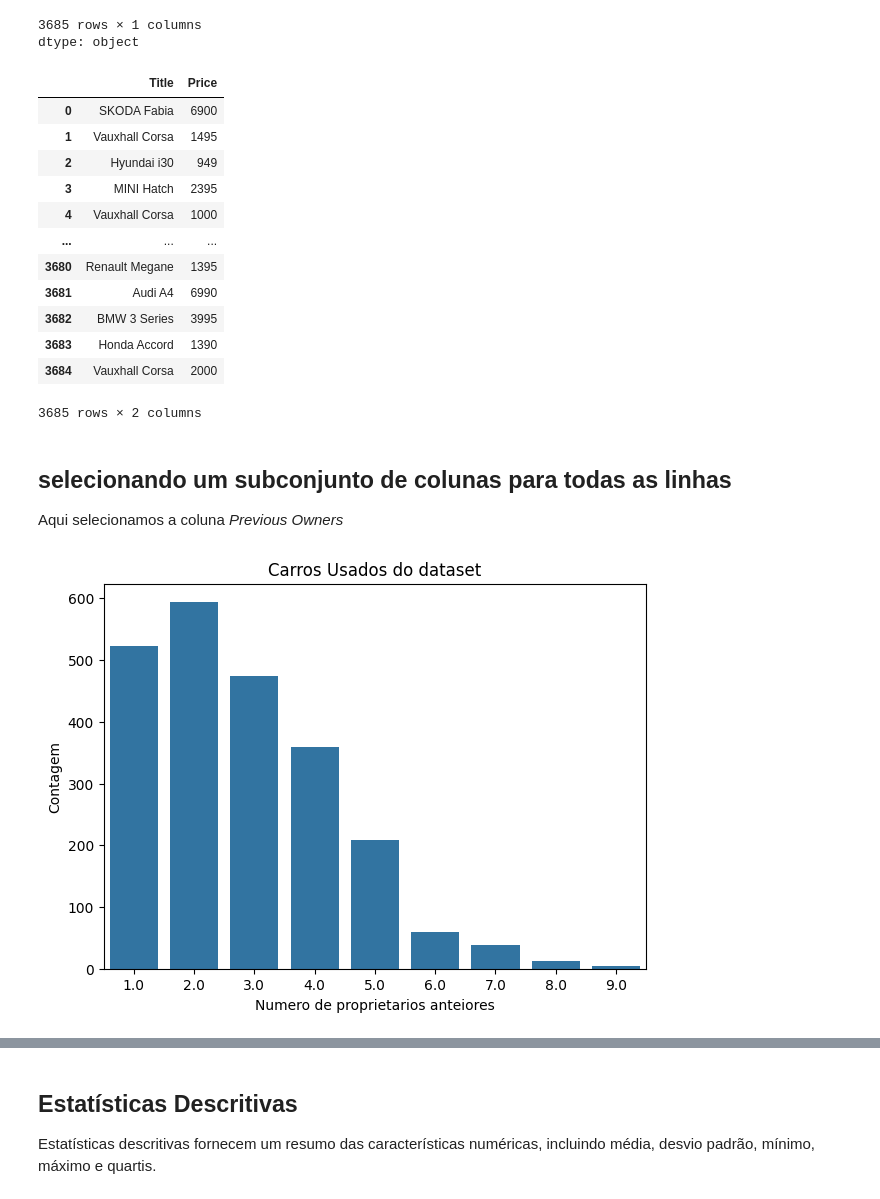
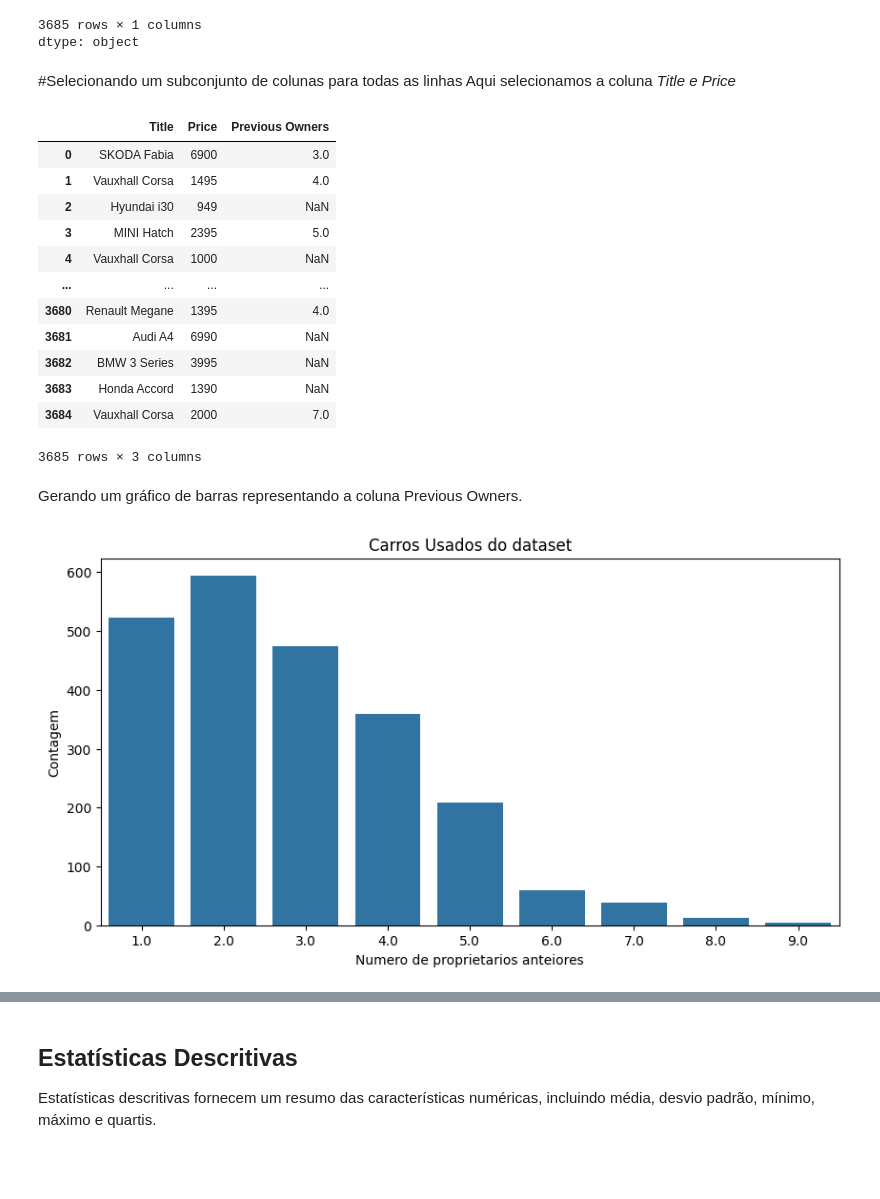
Before and after one commit to Welison-Mattedi/MVP-teste, a Jupyter notebook: MVP_Análise_de_Dados.ipynb, the cells around one changed output, grey strips where cells are left out. Drawn from its saved outputs; the diff is of its cells as text; code cells hidden in the pictures; blank space fills up the shorter version.

```diff
--- a/MVP_Análise_de_Dados.ipynb
+++ b/MVP_Análise_de_Dados.ipynb
@@ -127,3 +89,10 @@ print(dataset.head())
+# %%
+# importando dados uma url para um dataframe
+
+# url a importar
+url_dados= 'https://raw.githubusercontent.com/Welison-Mattedi/MVP-teste/refs/heads/main/Carros_Usados.csv'
+
+dataset = pd.read_csv(url_dados)
 # %%
 # verificando que 'Carros_Usados' é um dataframe
 type(dataset)
@@ -296,33 +291,35 @@ dataset['Title']
 | 3684 | Vauxhall Corsa |
 3685 rows × 1 columns
 dtype: object
+# %% [markdown]
+#Selecionando um subconjunto de colunas para todas as linhas
+Aqui selecionamos a coluna *Title e Price*
 # %%
 # selecionando um subconjunto de colunas para todas as linhas
-dataset.loc[:, ['Title', 'Price', ]]
+dataset.loc[:, ['Title', 'Price', 'Previous Owners' ]]
 # %% [output]
-|  | Title | Price |
-| 0 | SKODA Fabia | 6900 |
-| 1 | Vauxhall Corsa | 1495 |
-| 2 | Hyundai i30 | 949 |
-| 3 | MINI Hatch | 2395 |
-| 4 | Vauxhall Corsa | 1000 |
-| ... | ... | ... |
-| 3680 | Renault Megane | 1395 |
-| 3681 | Audi A4 | 6990 |
-| 3682 | BMW 3 Series | 3995 |
-| 3683 | Honda Accord | 1390 |
-| 3684 | Vauxhall Corsa | 2000 |
+|  | Title | Price | Previous Owners |
+| 0 | SKODA Fabia | 6900 | 3.0 |
+| 1 | Vauxhall Corsa | 1495 | 4.0 |
+| 2 | Hyundai i30 | 949 | NaN |
+| 3 | MINI Hatch | 2395 | 5.0 |
+| 4 | Vauxhall Corsa | 1000 | NaN |
+| ... | ... | ... | ... |
+| 3680 | Renault Megane | 1395 | 4.0 |
+| 3681 | Audi A4 | 6990 | NaN |
+| 3682 | BMW 3 Series | 3995 | NaN |
+| 3683 | Honda Accord | 1390 | NaN |
+| 3684 | Vauxhall Corsa | 2000 | 7.0 |
-3685 rows × 2 columns
+3685 rows × 3 columns
 # %% [markdown]
-## selecionando um subconjunto de colunas para todas as linhas
-Aqui selecionamos a coluna *Previous Owners*
+Gerando um gráfico de barras representando a coluna Previous Owners.
 # %%
-plt.figure(figsize=(7, 5))
 # gráfico de barras simples
+plt.figure(figsize=(10, 5))
 sns.countplot(x='Previous Owners', data=dataset)
 plt.title('Carros Usados do dataset')
 plt.xlabel('Numero de proprietarios anteiores')
 plt.ylabel('Contagem')
 plt.show()
 # %% [output]
-[figure, old version]
+[figure, new version]
```
Also changed, not shown: parts of 111 cells of this notebook.
